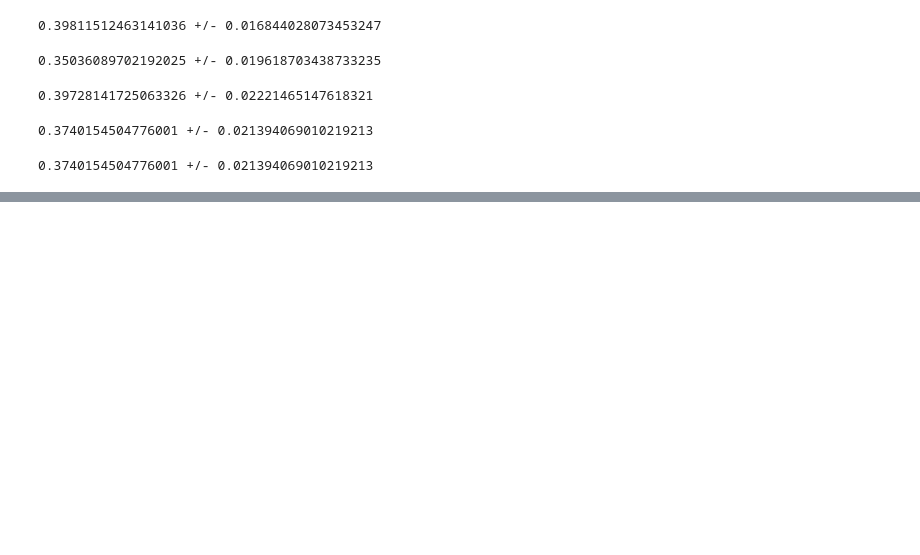
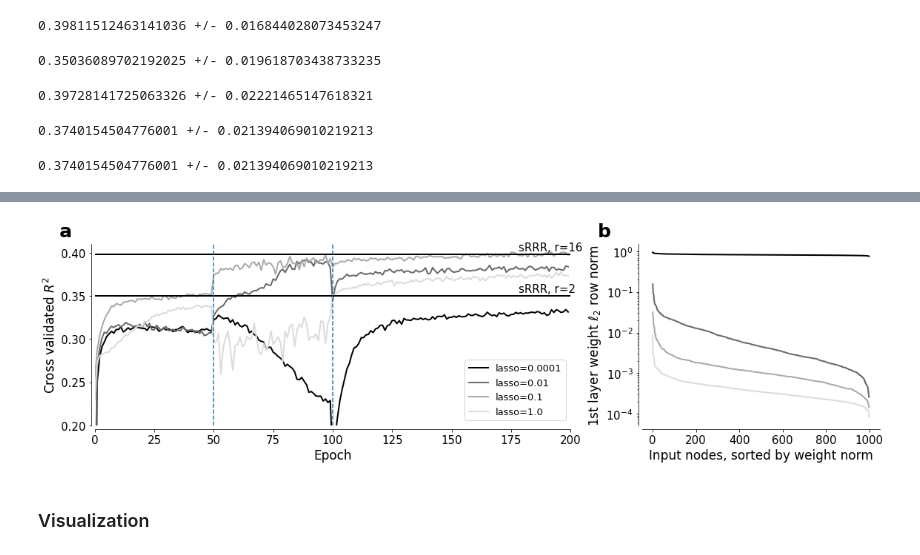
Before and after one commit to ybernaerts/PhD_thesis, a Jupyter notebook: sbnn.ipynb, the cells around one changed output, grey strips where cells are left out. Saved outputs shown, nothing was run; the diff lists cells and outputs as text; code cells hidden in the pictures; blank space fills up the shorter version.

```diff
--- a/sbnn.ipynb
+++ b/sbnn.ipynb
@@ -113,0 +151,11 @@ plt.savefig('figures/sBNN_training_curves.pdf', bbox_inches='tight',
+# %%
+l1_params = np.array([1e-4, 1e-2, 1e-1, 1])
+cvfold_id=1111
+# %%
+weights_after_unfreezing = []
+for j, l1 in enumerate(l1_params):
+    saved_model = load_model('data/sbnn/FreezeUnfreeze_after_unfreezing_full_dataset_{}_{}_{}.h5'.\
+                             format(cvfold_id, j, 0), \
+                             custom_objects={'r2_score': r2_score, 'ElasticNet': ElasticNet})
+    weights_after_unfreezing.append(saved_model.get_weights()[0])
+weights_after_unfreezing = np.array(weights_after_unfreezing)
@@ -113,0 +166,59 @@ plt.savefig('figures/sBNN_training_curves.pdf', bbox_inches='tight',
+# %%
+# Everything in one figure for the paper
+linewidth = 2
+epochs_used = 200
+#colours = ['#99d8c9', '#66c2a4', '#41ae76', '#238b45', '#005824']
+colours = ['black', 'dimgrey', 'darkgrey', 'gainsboro']
+#colours = ['orangered', 'darkgreen', 'turquoise', 'deeppink']
+# suppressing "mean of empty slice" warnings
+
+
+fig = plt.figure(figsize=(19, 4.5))
+widths = [2, 1]
+heights = [1]
+spec = fig.add_gridspec(ncols=2, nrows=1, width_ratios=widths,
+                          height_ratios=heights)
+
+ax1 = fig.add_subplot(spec[0, 0])
+for j, l1 in enumerate(l1_params):
+    ax1.plot(range(epochs_used), np.mean(r2_freeze_unfreeze_hist, axis = (0))[j,0,:].T, \
+             c = colours[j], linewidth=linewidth, label='lasso={}'.format(l1))
+ax1.hlines(r_rank16_r[np.isclose(n_rank16, 25, atol=3)], xmin = 0, xmax = epochs_used, \
+            colors = np.array([0, 0, 0])/256, linewidth=linewidth)
+ax1.hlines(r_rank2_r[np.isclose(n_rank2, 25, atol=3)], xmin = 0, xmax = epochs_used, \
+            colors = np.array([0, 0, 0])/256, linewidth=linewidth)
+ax1.annotate('sRRR, r=16', (178, r_rank16_r[np.isclose(n_rank16, 25, atol=3)][0]+0.004), fontsize=15)
+ax1.annotate('sRRR, r=2', (178, r_rank2_r[np.isclose(n_rank2, 25, atol=3)][0]+0.004), fontsize=15)
+ax1.set_ylim([0.2, 0.41])
+ax1.set_xlim([0, epochs_used])
+ax1.set_xlabel('Epoch', fontsize = 17)
+ax1.set_ylabel(r'Cross validated $R^2$', fontsize = 17)
+ax1.legend(loc='lower right', fontsize = 13)
+ax1.tick_params(axis='both', which='major', labelsize=15)
+ax1.tick_params(axis='both', which='minor', labelsize=15)
+ax1.set_xticks(np.arange(0, 225, 25))
+ax1.vlines(x=50, ymin=ax1.get_ylim()[0], ymax=ax1.get_ylim()[1], linestyles='dashed')
+ax1.vlines(x=100, ymin=ax1.get_ylim()[0], ymax=ax1.get_ylim()[1], linestyles='dashed')
+
+ax2 = fig.add_subplot(spec[0, 1])
+for j, l1 in enumerate(l1_params):
+    ax2.plot(range(1000), np.sort(np.linalg.norm(weights_after_unfreezing, ord=2, axis=2), axis = 1)[j, ::-1].T, \
+             c = colours[j], label = 'lasso={}'.format(l1), linewidth=linewidth)
+ax2.set_ylabel(r'1st layer weight $\ell_2$ row norm', fontsize = 17)
+ax2.set_xlabel('Input nodes, sorted by weight norm', fontsize = 17)
+ax2.tick_params(axis='both', which='major', labelsize=15)
+ax2.tick_params(axis='both', which='minor', labelsize=15)
+ax2.set_yscale('log')
+
+plt.text(-0.075, 1.04, 'a', transform = ax1.transAxes, fontsize=25, fontweight='bold')
+plt.text(-0.185, 1.04, 'b', transform = ax2.transAxes, fontsize=25, fontweight='bold')
+
+adjust_spines(ax1, ["bottom", "left"])
+adjust_spines(ax2, ["bottom", "left"])
+
+plt.savefig('figures/sBNN_different_lasso.pdf', bbox_inches = 'tight',
+   pad_inches = 0.1)
+# %% [output]
+[figure, added]
+# %% [markdown]
+### Visualization
```
Also changed, not shown: parts of 8 cells of this notebook, 11 other files.
